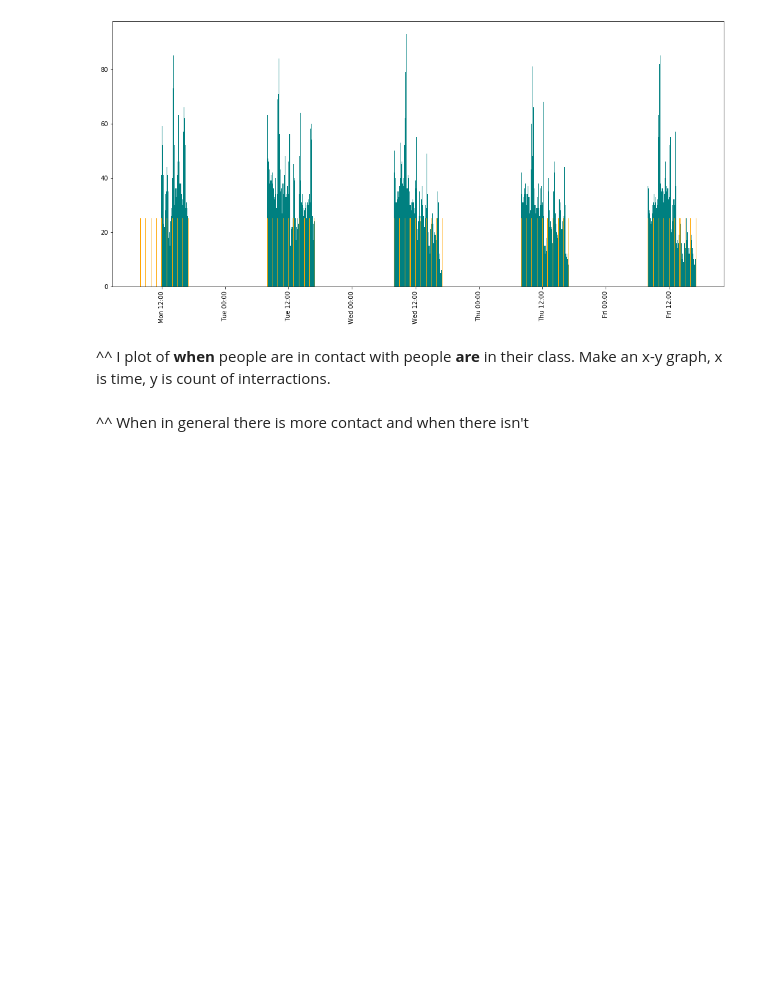
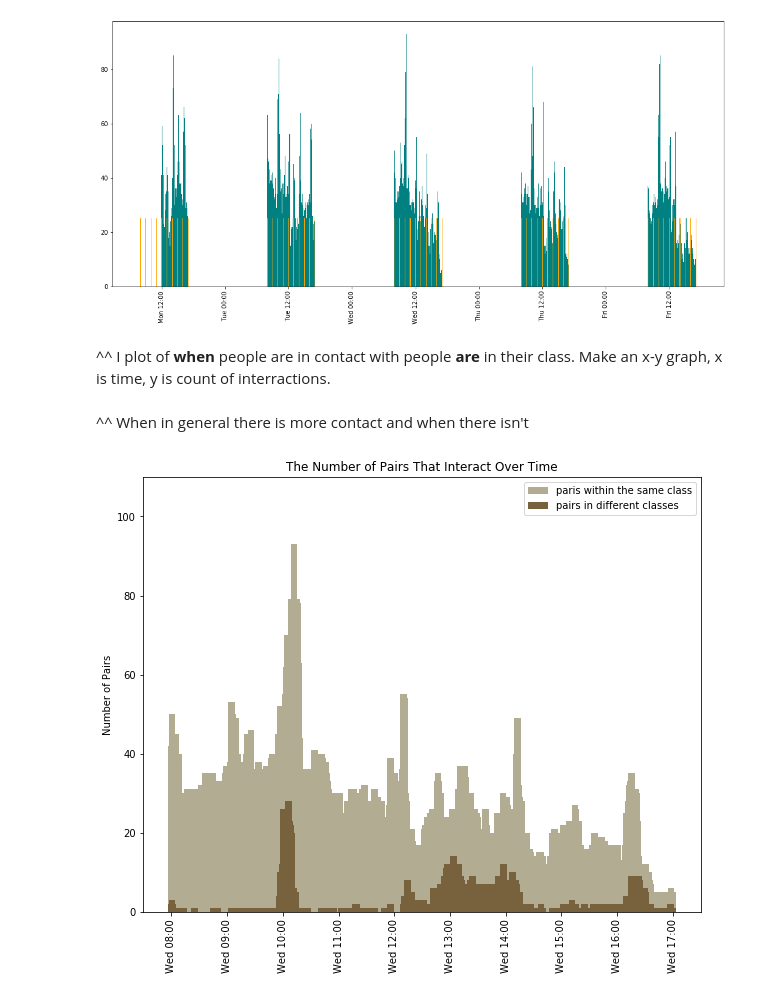
Before and after one commit to thetaspirit/hs-data-analysis, a Jupyter notebook: Week 2 and 3.ipynb, the cells around one changed output. Cells and saved outputs as stored; diff of their text form; code cells hidden in the pictures; blank space fills up the shorter version.

Commit message:
made adjustments to poster (and workbooks to get graphs)

```diff
--- a/Week 2 and 3.ipynb
+++ b/Week 2 and 3.ipynb
@@ -93,3 +89,28 @@ with open("data/original/High-School_data_2013.csv", 'r') as infile:
             timestamp_frequency[t] = 1
 # %% [markdown]
 ^^ When in general there is more contact and when there isn't
+# %%
+wed_outside_interactions = {}
+wed = datetime.datetime(2013, 12, 4).date()
+for dat in outside_class_interractions:
+    if dat.date() == wed:
+        wed_outside_interactions[dat] = outside_class_interractions[dat]
+
+wed_inside_interactions = {}
+for dat in inside_class_interractions:
+    if dat.date() == wed:
+        wed_inside_interactions[dat] = inside_class_interractions[dat]
+# %%
+figure, axes = plt.subplots(figsize=(10,8)) # set the size that you'd like (width, height)
+axes.set_ylim(top=110)
+axes.set_ylabel("Number of Pairs")
+axes.xaxis.set_major_formatter(mdates.DateFormatter('%a %H:%M'))
+plt.xticks(rotation=90)
+wed_in = plt.bar(list(wed_inside_interactions.keys()),list(wed_inside_interactions.values()), width=0.005, color=(float(178/255), float(172/255), float(147/255), 1), label="paris within the same class")
+wed_out = plt.bar(list(wed_outside_interactions.keys()),list(wed_outside_interactions.values()), width=0.005, color=(float(119/255), float(98/255), float(61/255), 1), label="pairs in different classes")
+
+plt.title('The Number of Pairs That Interact Over Time')
+plt.legend(handles=[wed_in, wed_out])
+plt.savefig("class_interactions.png")
+# %% [output]
+[figure, added]
```
Also changed, not shown: parts of 1 cell of this notebook, 6 other files.
